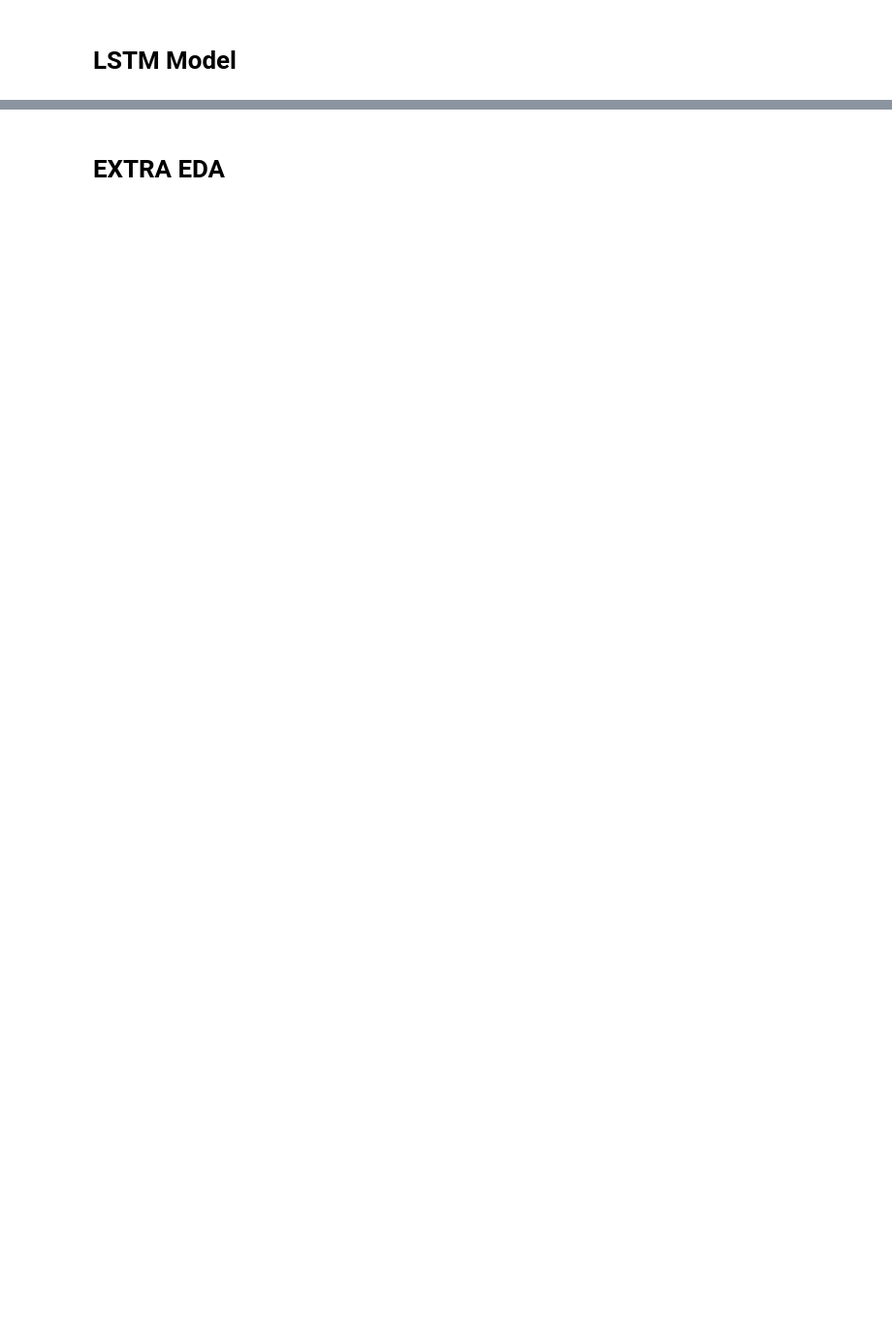
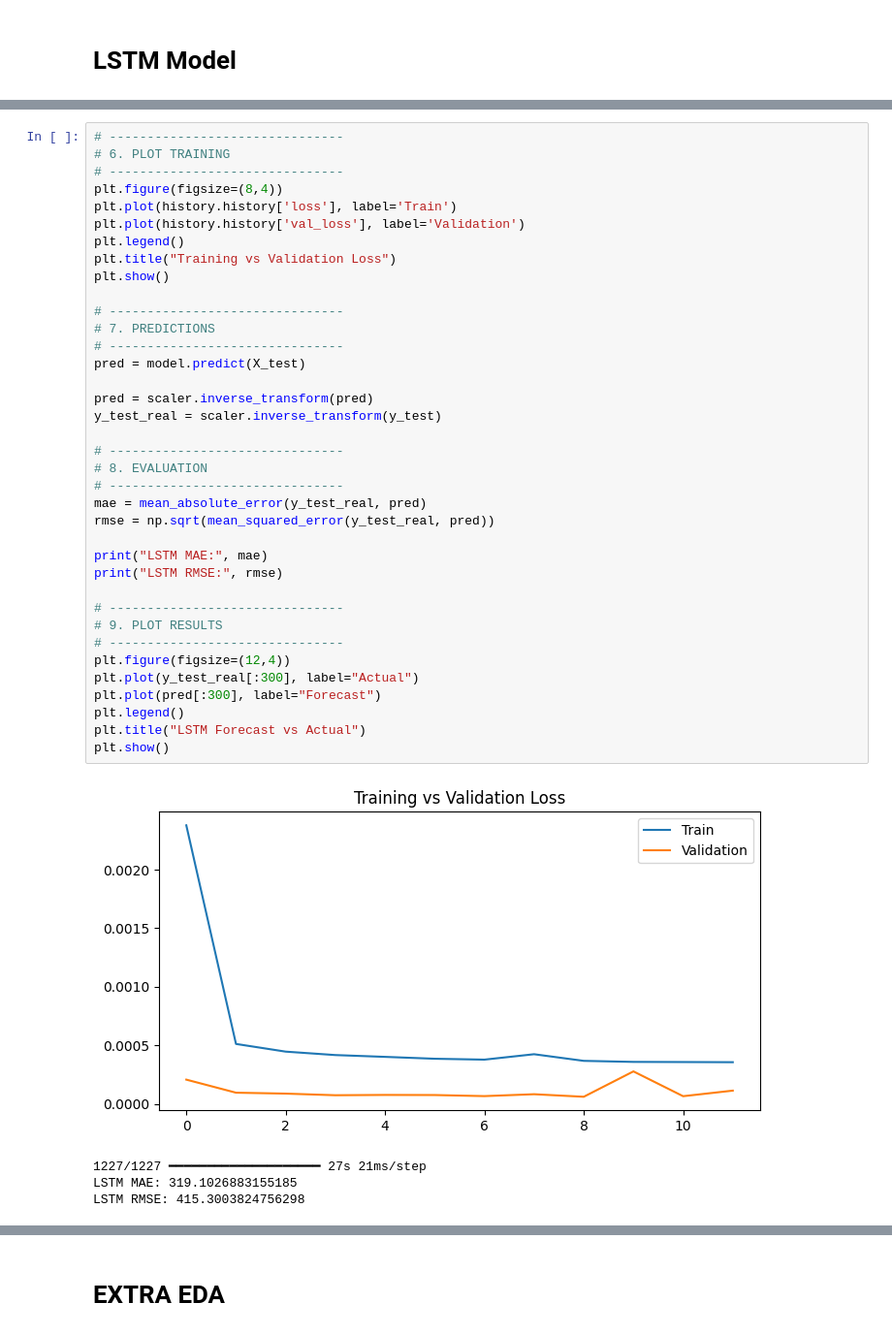
Before and after one commit to ruchira0011/Electricity-Demand-Forecasting-in-Great-Britain, a Jupyter notebook: Energy_Demand_Prediction_trial.ipynb, the cells around one changed output, grey strips where cells are left out. Shown at 97% size. Saved outputs shown, nothing was run; the diff lists cells and outputs as text; blank space fills up the shorter version.

```diff
--- a/Energy_Demand_Prediction_trial.ipynb
+++ b/Energy_Demand_Prediction_trial.ipynb
@@ -596,0 +578,42 @@ LSTM RMSE: 409.2295421048361
+# %%
+# -------------------------------
+# 6. PLOT TRAINING
+# -------------------------------
+plt.figure(figsize=(8,4))
+plt.plot(history.history['loss'], label='Train')
+plt.plot(history.history['val_loss'], label='Validation')
+plt.legend()
+plt.title("Training vs Validation Loss")
+plt.show()
+
+# -------------------------------
+# 7. PREDICTIONS
+# -------------------------------
+pred = model.predict(X_test)
+
+pred = scaler.inverse_transform(pred)
+y_test_real = scaler.inverse_transform(y_test)
+
+# -------------------------------
+# 8. EVALUATION
+# -------------------------------
+mae = mean_absolute_error(y_test_real, pred)
+rmse = np.sqrt(mean_squared_error(y_test_real, pred))
+
+print("LSTM MAE:", mae)
+print("LSTM RMSE:", rmse)
+
+# -------------------------------
+# 9. PLOT RESULTS
+# -------------------------------
+plt.figure(figsize=(12,4))
+plt.plot(y_test_real[:300], label="Actual")
+plt.plot(pred[:300], label="Forecast")
+plt.legend()
+plt.title("LSTM Forecast vs Actual")
+plt.show()
+# %% [output]
+[figure, added]
+1227/1227 ━━━━━━━━━━━━━━━━━━━━ 27s 21ms/step
+LSTM MAE: 319.1026883155185
+LSTM RMSE: 415.3003824756298
```
Also changed, not shown: parts of 55 cells of this notebook.
